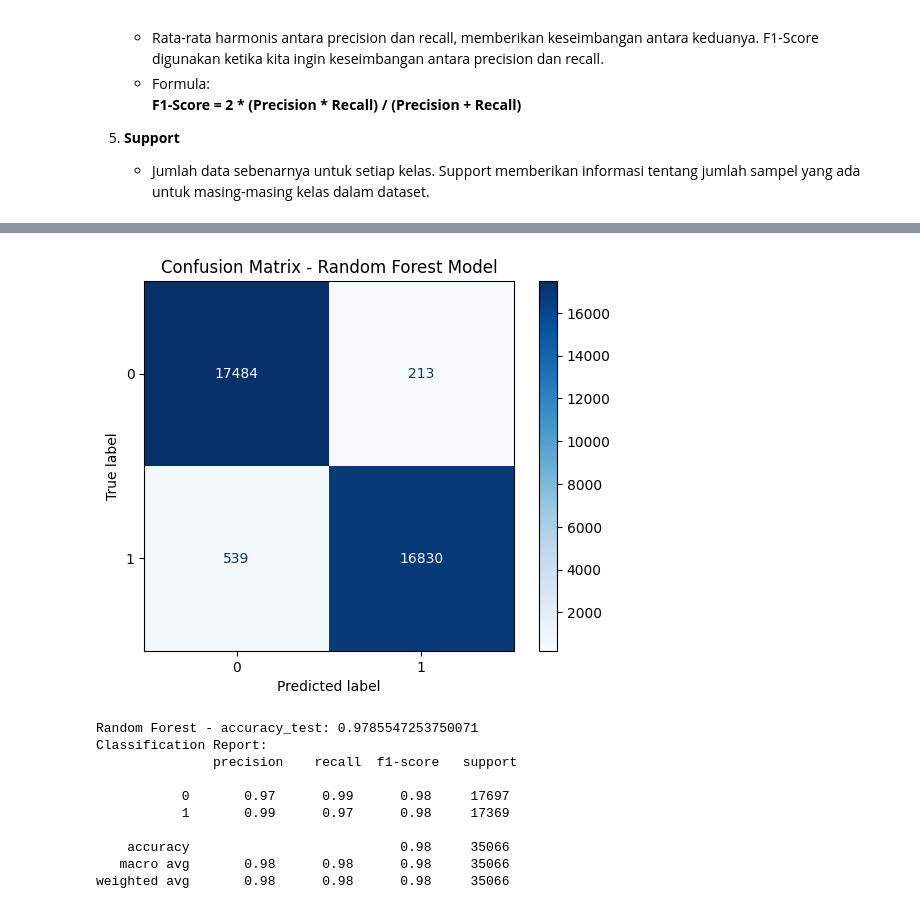
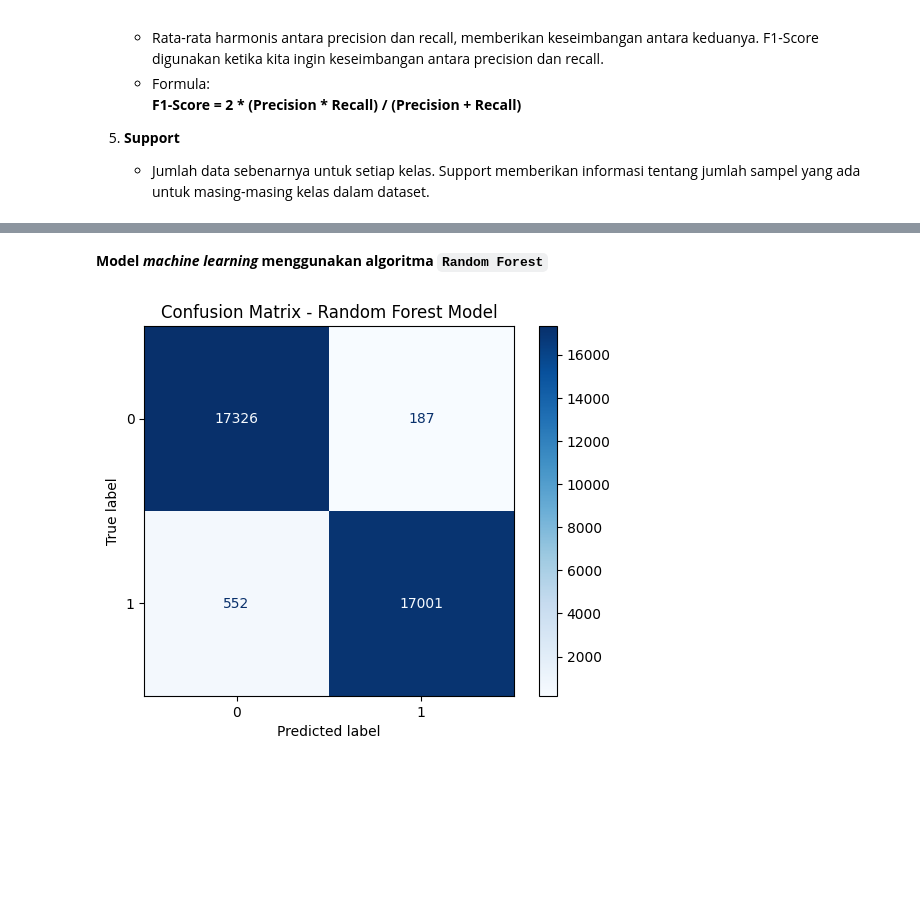
Before and after one commit to fikridean/Diabetes-Predict, a Jupyter notebook: Diabetes_Predict.ipynb, the cells around one changed output, grey strips where cells are left out. Saved outputs shown, nothing was run; the diff lists cells and outputs as text; code cells hidden in the pictures; blank space fills up the shorter version.

Commit message:
updated images and evaluation

```diff
--- a/Diabetes_Predict.ipynb
+++ b/Diabetes_Predict.ipynb
@@ -724,27 +694,13 @@ Berdasarkan hasil dari proses *modelling* yang dimana telah dipilih model terbai
+# %% [markdown]
+**Model *machine learning* menggunakan algoritma `Random Forest`**
 # %%
 # Compute the confusion matrix
-conf_matrix = confusion_matrix(y_test, y_pred_test_rf)
+rf_conf_matrix = confusion_matrix(y_test, y_pred_test_rf)
 
 # Display the confusion matrix
-disp = ConfusionMatrixDisplay(confusion_matrix=conf_matrix, display_labels=rf_model.classes_)
-disp.plot(cmap=plt.cm.Blues)
+rf_disp = ConfusionMatrixDisplay(confusion_matrix=rf_conf_matrix, display_labels=rf_model.classes_)
+rf_disp.plot(cmap=plt.cm.Blues)
 plt.title("Confusion Matrix - Random Forest Model")
 plt.show()
 # %% [output]
-[figure, old version]
+[figure, new version]
-# %%
-y_pred_test_rf = rf_model.predict(X_test)
-accuracy_test_rf = accuracy_score(y_pred_test_rf, y_test)
-print('Random Forest - accuracy_test:', accuracy_test_rf)
-print('Classification Report:\n', classification_report(y_test, y_pred_test_rf))
-# %% [output]
-Random Forest - accuracy_test: 0.9785547253750071
-Classification Report:
-               precision    recall  f1-score   support
-
-           0       0.97      0.99      0.98     17697
-           1       0.99      0.97      0.98     17369
-
-    accuracy                           0.98     35066
-   macro avg       0.98      0.98      0.98     35066
-weighted avg       0.98      0.98      0.98     35066
```
Also changed, not shown: parts of 17 cells of this notebook, 5 other files.
